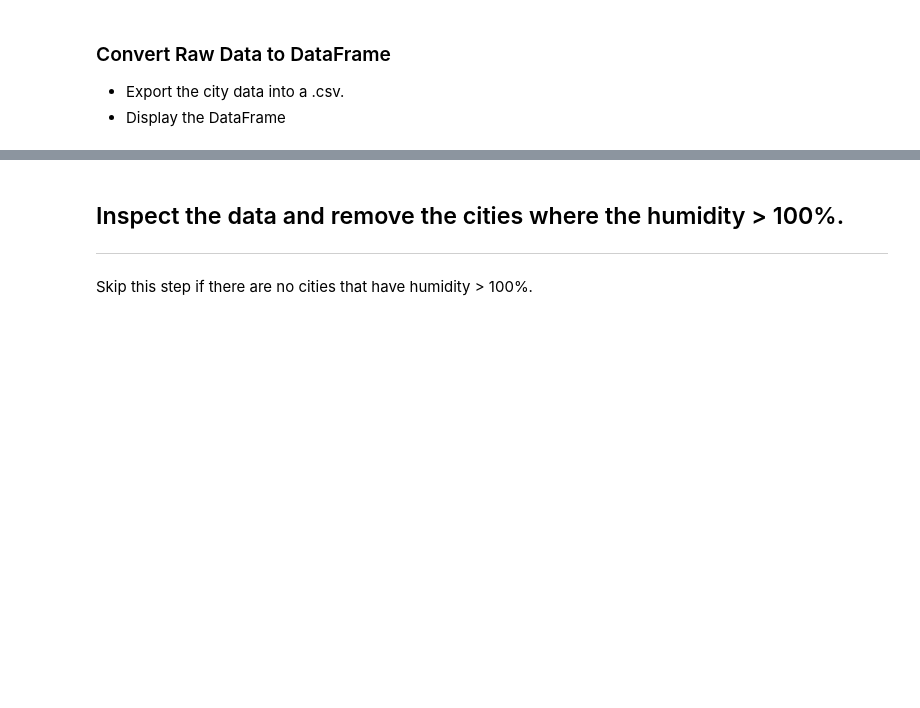
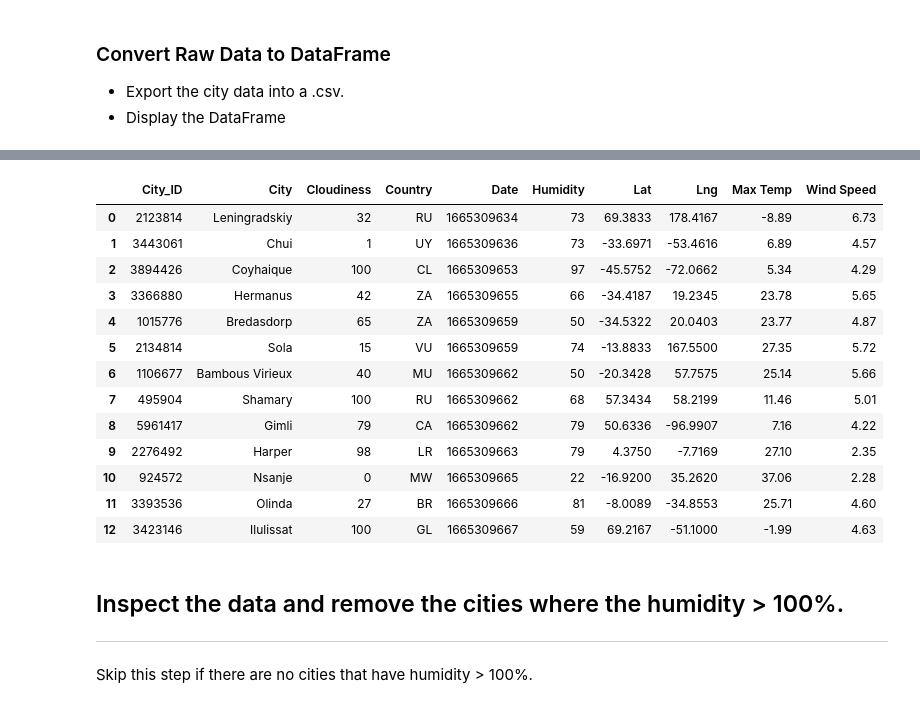
Before and after one commit to cheibergam/python-api-challenge, a Jupyter notebook: WeatherPy/WeatherPy.ipynb, the cells around one changed output, grey strips where cells are left out. Drawn from its saved outputs; the diff is of its cells as text; code cells hidden in the pictures; blank space fills up the shorter version.

Commit message:
Panda DataFrame complete

```diff
--- a/WeatherPy/WeatherPy.ipynb
+++ b/WeatherPy/WeatherPy.ipynb
@@ -20,7 +20,7 @@ from api_keys import weather_api_key
 from citipy import citipy
 
 # Output File (CSV)
-output_data_file = "output_data/cities.csv"
+output_data_file = "./output_data/cities.csv"
 
 # Range of latitudes and longitudes
 lat_range = (-90, 90)
@@ -159,3 +140,27 @@ Data Retrieval Complete
+# %%
+# Converting the data into Pandas DataFrame
+cities_pd = pd.DataFrame(cities_data)
+
+# Exporting the DataFrame into a CSV file
+cities_pd.to_csv(output_data_file)
+
+# Display the DataFrame
+cities_pd
+# %% [output]
+|  | City_ID | City | Cloudiness | Country | Date | Humidity | Lat | Lng | Max Temp | Wind Speed |
+| 0 | 2123814 | Leningradskiy | 32 | RU | 1665309634 | 73 | 69.3833 | 178.4167 | -8.89 | 6.73 |
+| 1 | 3443061 | Chui | 1 | UY | 1665309636 | 73 | -33.6971 | -53.4616 | 6.89 | 4.57 |
+| 2 | 3894426 | Coyhaique | 100 | CL | 1665309653 | 97 | -45.5752 | -72.0662 | 5.34 | 4.29 |
+| 3 | 3366880 | Hermanus | 42 | ZA | 1665309655 | 66 | -34.4187 | 19.2345 | 23.78 | 5.65 |
+| 4 | 1015776 | Bredasdorp | 65 | ZA | 1665309659 | 50 | -34.5322 | 20.0403 | 23.77 | 4.87 |
+| 5 | 2134814 | Sola | 15 | VU | 1665309659 | 74 | -13.8833 | 167.5500 | 27.35 | 5.72 |
+| 6 | 1106677 | Bambous Virieux | 40 | MU | 1665309662 | 50 | -20.3428 | 57.7575 | 25.14 | 5.66 |
+| 7 | 495904 | Shamary | 100 | RU | 1665309662 | 68 | 57.3434 | 58.2199 | 11.46 | 5.01 |
+| 8 | 5961417 | Gimli | 79 | CA | 1665309662 | 79 | 50.6336 | -96.9907 | 7.16 | 4.22 |
+| 9 | 2276492 | Harper | 98 | LR | 1665309663 | 79 | 4.3750 | -7.7169 | 27.10 | 2.35 |
+| 10 | 924572 | Nsanje | 0 | MW | 1665309665 | 22 | -16.9200 | 35.2620 | 37.06 | 2.28 |
+| 11 | 3393536 | Olinda | 27 | BR | 1665309666 | 81 | -8.0089 | -34.8553 | 25.71 | 4.60 |
+| 12 | 3423146 | Ilulissat | 100 | GL | 1665309667 | 59 | 69.2167 | -51.1000 | -1.99 | 4.63 |
 # %% [markdown]
 ## Inspect the data and remove the cities where the humidity > 100%.
 ----
```
Also changed, not shown: parts of 6 cells of this notebook.
